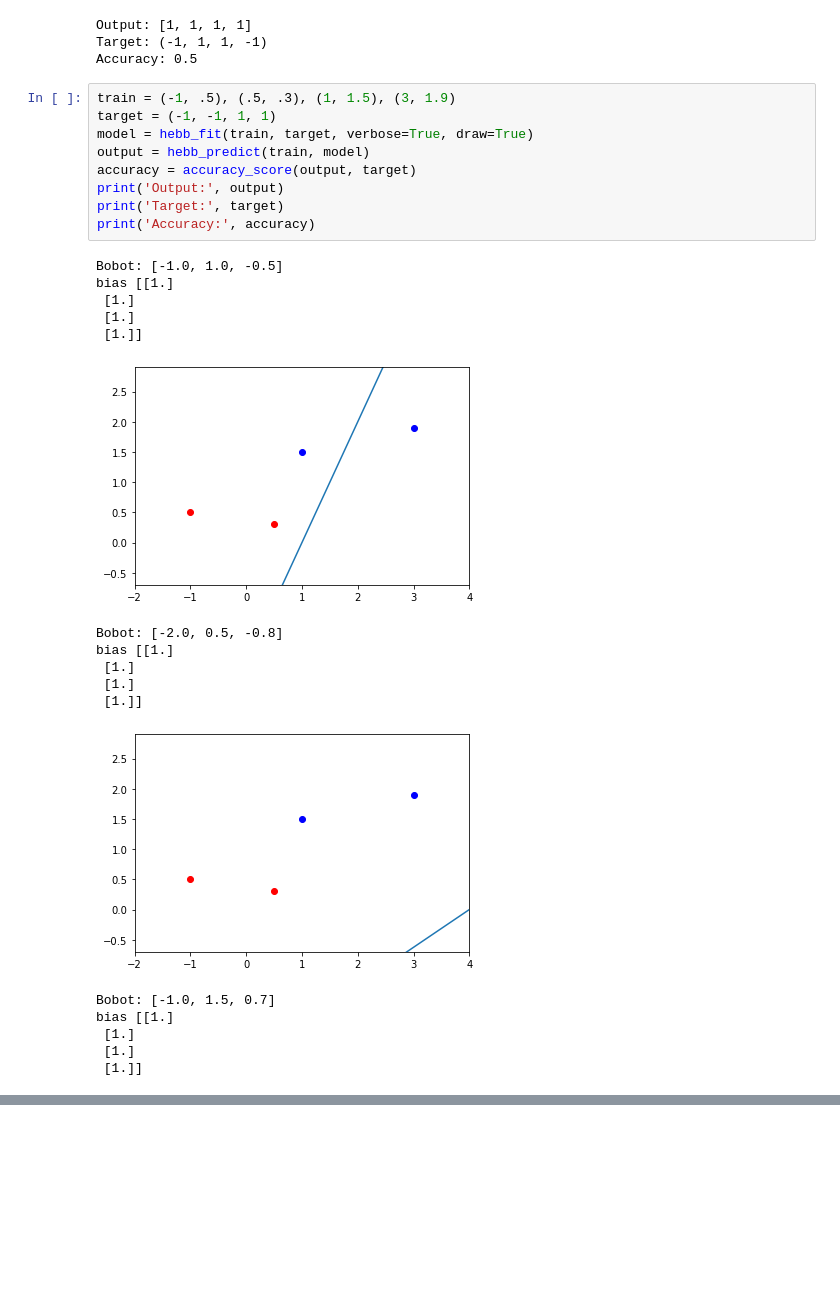
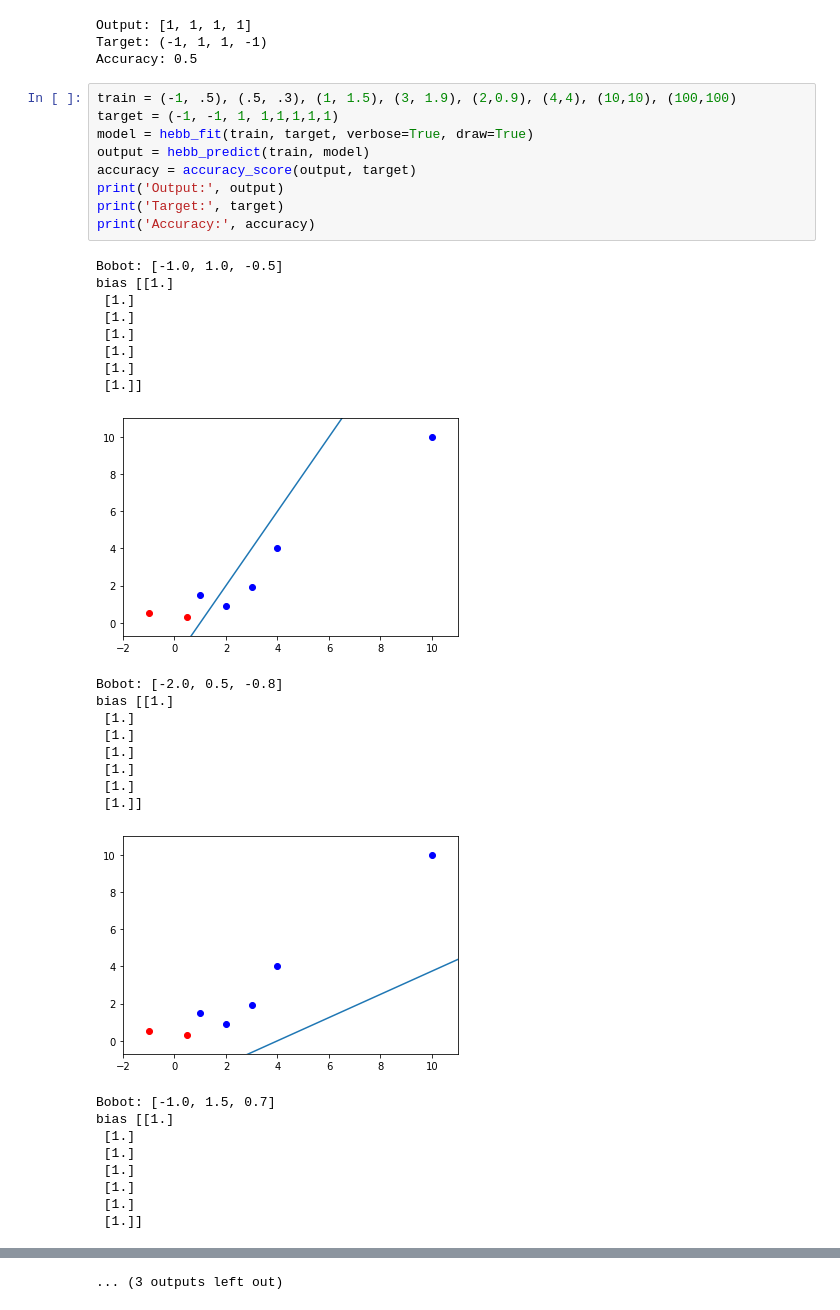
Before and after one commit to wtfish/DataScience, a Jupyter notebook: ANN/2_Hebb_Rule.ipynb, the cells around one changed output, grey strips where cells are left out. Drawn from its saved outputs; the diff is of its cells as text; blank space fills up the shorter version.

```diff
--- a/ANN/2_Hebb_Rule.ipynb
+++ b/ANN/2_Hebb_Rule.ipynb
@@ -183,29 +215,38 @@ Output: [1, 1, 1, 1]
 Target: (-1, 1, 1, -1)
 Accuracy: 0.5
 # %%
-train = (-1, .5), (.5, .3), (1, 1.5), (3, 1.9)
-target = (-1, -1, 1, 1)
+train = (-1, .5), (.5, .3), (1, 1.5), (3, 1.9), (2,0.9), (4,4), (10,10), (100,100)
+target = (-1, -1, 1, 1,1,1,1,1)
 model = hebb_fit(train, target, verbose=True, draw=True)
 output = hebb_predict(train, model)
 accuracy = accuracy_score(output, target)
 print('Output:', output)
 print('Target:', target)
 print('Accuracy:', accuracy)
 # %% [output]
 Bobot: [-1.0, 1.0, -0.5]
 bias [[1.]
  [1.]
  [1.]
+ [1.]
+ [1.]
+ [1.]
  [1.]]
-[figure, old version]
+[figure, new version]
 Bobot: [-2.0, 0.5, -0.8]
 bias [[1.]
  [1.]
  [1.]
+ [1.]
+ [1.]
+ [1.]
  [1.]]
-[figure, old version]
+[figure, new version]
 Bobot: [-1.0, 1.5, 0.7]
 bias [[1.]
  [1.]
  [1.]
+ [1.]
+ [1.]
+ [1.]
  [1.]]
@@ -221,0 +281 @@ Accuracy: 0.75
+... (3 outputs left out)
```
Also changed, not shown: parts of 3 cells of this notebook, 2 other files.
